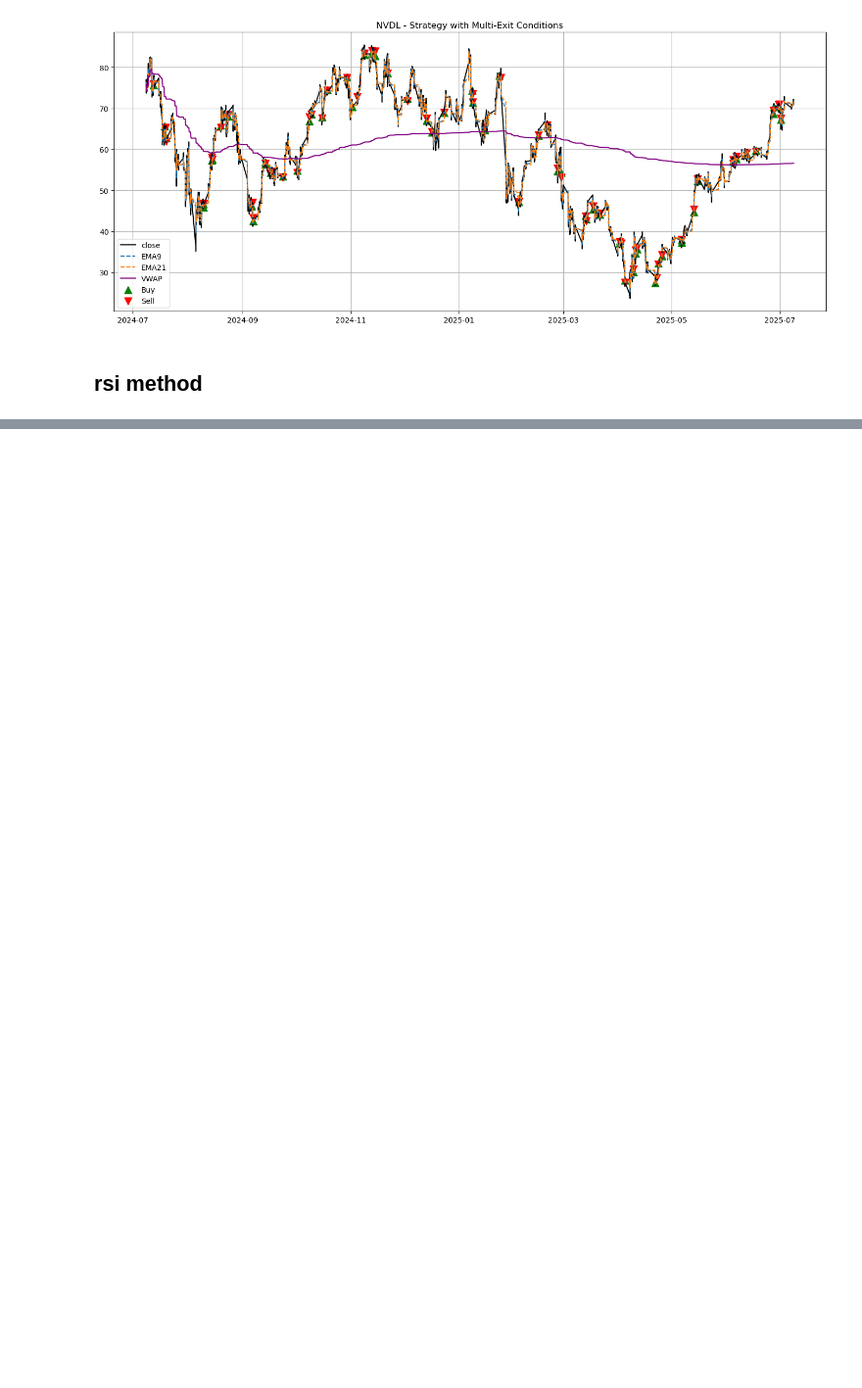
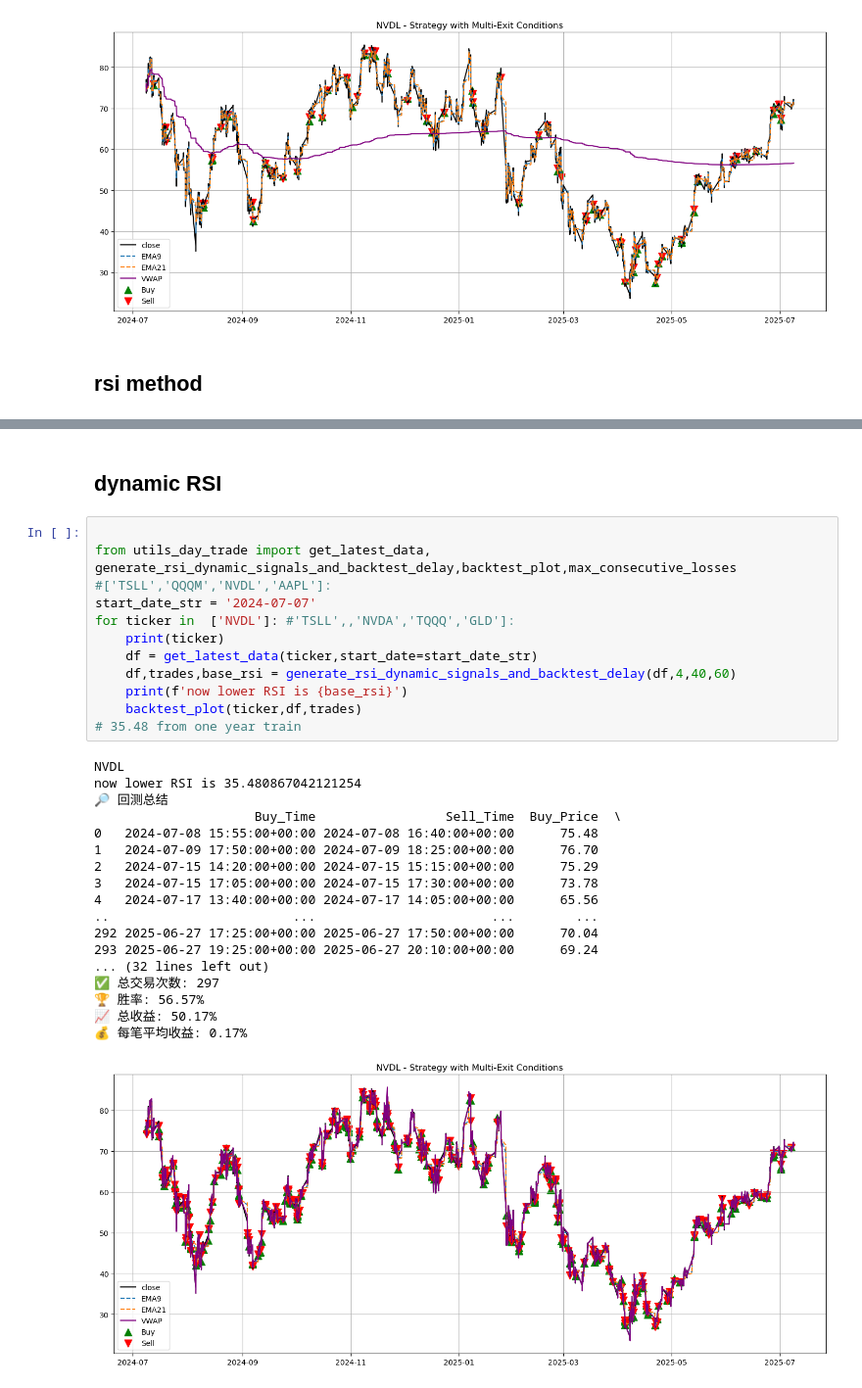
Before and after one commit to shixiangheng/XGB_stock_analysis_24YE, a Jupyter notebook: day_trade_sign_alpaca_backtest.ipynb, the cells around one changed output, grey strips where cells are left out. Shown at 98% size. Saved outputs shown, nothing was run; the diff lists cells and outputs as text; blank space fills up the shorter version.

```diff
--- a/day_trade_sign_alpaca_backtest.ipynb
+++ b/day_trade_sign_alpaca_backtest.ipynb
@@ -244,3 +210,36 @@ NVDL
+# %% [markdown]
+## dynamic RSI
+# %%
+
+from utils_day_trade import get_latest_data, generate_rsi_dynamic_signals_and_backtest_delay,backtest_plot,max_consecutive_losses
+#['TSLL','QQQM','NVDL','AAPL']:
+start_date_str = '2024-07-07'
+for ticker in  ['NVDL']: #'TSLL',,'NVDA','TQQQ','GLD']:
+    print(ticker)
+    df = get_latest_data(ticker,start_date=start_date_str)
+    df,trades,base_rsi = generate_rsi_dynamic_signals_and_backtest_delay(df,4,40,60)
+    print(f'now lower RSI is {base_rsi}')
+    backtest_plot(ticker,df,trades)
+# 35.48 from one year train
+# %% [output]
+NVDL
+now lower RSI is 35.480867042121254
+🔎 回测总结
+                     Buy_Time                 Sell_Time  Buy_Price  \
+0   2024-07-08 15:55:00+00:00 2024-07-08 16:40:00+00:00      75.48
+1   2024-07-09 17:50:00+00:00 2024-07-09 18:25:00+00:00      76.70
+2   2024-07-15 14:20:00+00:00 2024-07-15 15:15:00+00:00      75.29
+3   2024-07-15 17:05:00+00:00 2024-07-15 17:30:00+00:00      73.78
+4   2024-07-17 13:40:00+00:00 2024-07-17 14:05:00+00:00      65.56
+..                        ...                       ...        ...
+292 2025-06-27 17:25:00+00:00 2025-06-27 17:50:00+00:00      70.04
+293 2025-06-27 19:25:00+00:00 2025-06-27 20:10:00+00:00      69.24
+... (32 lines left out)
+✅ 总交易次数: 297
+🏆 胜率: 56.57%
+📈 总收益: 50.17%
+💰 每笔平均收益: 0.17%
+[figure, added]
 # %%
 
 import pandas as pd
```
Also changed, not shown: parts of 6 cells of this notebook, 3 other files.
